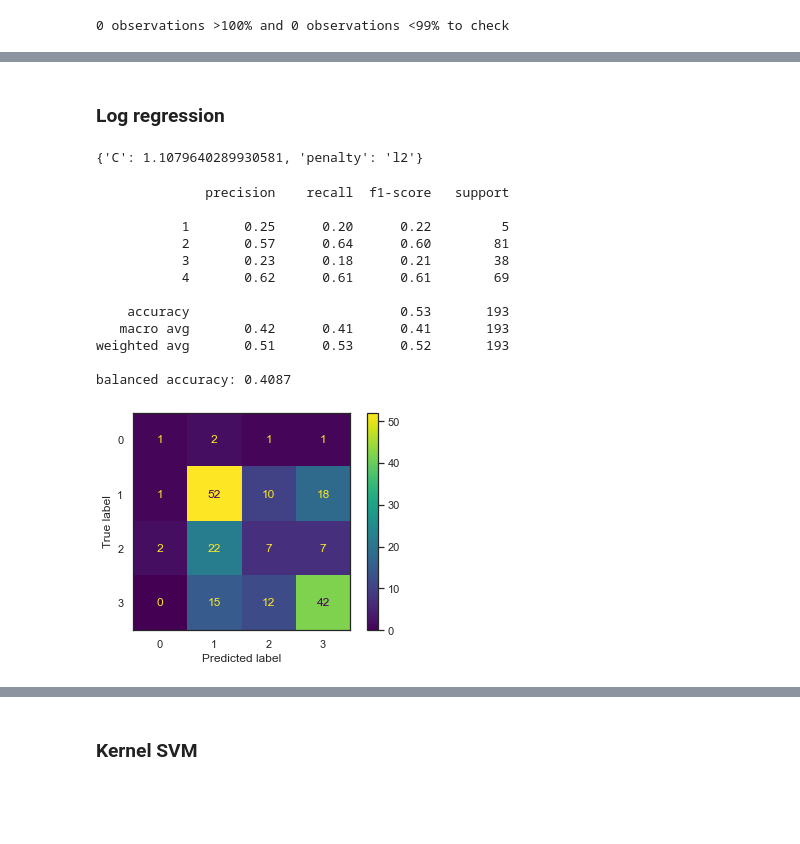
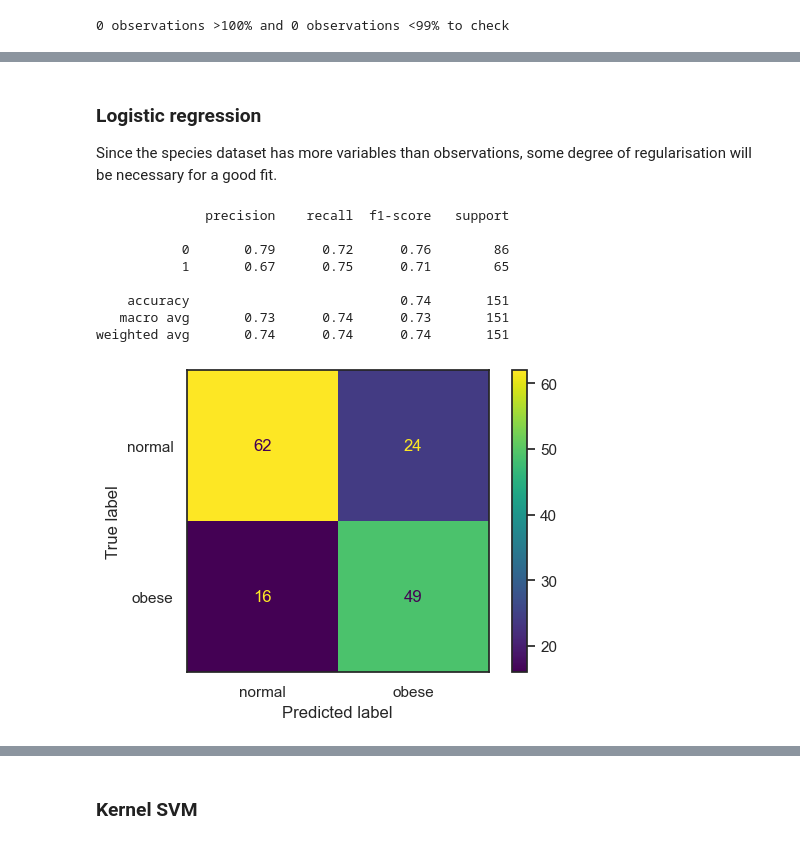
Before and after one commit to Geoff-CQW/obesity_stool, a Jupyter notebook: Project.ipynb, the cells around one changed output, grey strips where cells are left out. Saved outputs shown, nothing was run; the diff lists cells and outputs as text; code cells hidden in the pictures; blank space fills up the shorter version.

```diff
--- a/Project.ipynb
+++ b/Project.ipynb
@@ -391,13 +386,13 @@ from sklearn.model_selection import train_test_split, RandomizedSearchCV, cross_
 from sklearn import metrics
 from sklearn.metrics import balanced_accuracy_score
 
-s_x = species_data.iloc[:, 7:species_data.shape[1]-1]
-s_y = species_data.iloc[:, -1]
+X = species_data.iloc[:, 7:species_data.shape[1]-1]
+y = species_data.iloc[:, -1]
 
-# # split data into train and test sets
-x_train, x_test, y_train, y_test = train_test_split(s_x, s_y, test_size = 0.2, random_state = 63)
+# split data into train and test sets
+x_train, x_test, y_train, y_test = train_test_split(X, y, test_size = 0.2, random_state = 63)
 
-# # scale data based on training set
+# scale data based on training set
 scaler = StandardScaler().fit(x_train)
 x_train = scaler.transform(x_train)
 x_test = scaler.transform(x_test)
@@ -515,47 +453,30 @@ def model_performance(y_true, y_pred):
 # %% [markdown]
-### Log regression ###
+### Logistic regression ###
+
+Since the species dataset has more variables than observations, some degree of regularisation will be necessary for a good fit.
 # %%
 from sklearn.linear_model import LogisticRegression
 from scipy.stats import uniform, norm
+sns.set_theme(style='white')
 
-#log_params = {'penalty':['l1', 'l2']}
-
-# essentially, the hyperparameter c for regularisation strength will be randomly sampled from a uniform dist between 0 - 5
-log_params = dict(C=uniform(loc=0.0, scale=20.0), penalty=['l2', 'l1'])
+log_params = dict(C=uniform(loc=0.0, scale=20.0), penalty = ['l1', 'l2'])
 
 # fit log regression
-log_reg = LogisticRegression(max_iter=1000, multi_class='multinomial')
+log_reg = LogisticRegression(random_state=78, max_iter=1000, solver='liblinear')
 
 # randomized hyperparameter search
-log_reg_CV = RandomizedSearchCV(log_reg, log_params, n_iter = 50,  scoring = 'f1_weighted').fit(x_train, y_train)
+log_reg_CV = RandomizedSearchCV(log_reg, log_params, n_iter = 50, n_jobs=8, scoring = 'balanced_accuracy', refit=True).fit(x_train, y_train)
 
 log_reg_CV.best_params_
+
+model_performance(y_test,log_reg_CV.predict(x_test))
 # %% [output]
-{'C': 1.1079640289930581, 'penalty': 'l2'}
+              precision    recall  f1-score   support
+
+           0       0.79      0.72      0.76        86
+           1       0.67      0.75      0.71        65
+
+    accuracy                           0.74       151
+   macro avg       0.73      0.74      0.73       151
+weighted avg       0.74      0.74      0.74       151
+[figure, added]
-# %%
-from sklearn.linear_model import LogisticRegression
-
-# refit model with hyperparameters
-log_reg1 = LogisticRegression(C=1.108, penalty='l2').fit(x_train, y_train)
-
-# log_reg2 = LogisticRegression(C=0.34589, penalty='l2').fit(x_train, y_train)
-
-log_pred1 = log_reg1.predict(x_test)
-
-# log_pred2 = log_reg2.predict(x_test)
-
-model_performance(y_test, log_pred1)
-# %% [output]
-              precision    recall  f1-score   support
-
-           1       0.25      0.20      0.22         5
-           2       0.57      0.64      0.60        81
-           3       0.23      0.18      0.21        38
-           4       0.62      0.61      0.61        69
-
-    accuracy                           0.53       193
-   macro avg       0.42      0.41      0.41       193
-weighted avg       0.51      0.53      0.52       193
-
-balanced accuracy: 0.4087
-[figure, removed]
```
Also changed, not shown: parts of 69 cells of this notebook.
